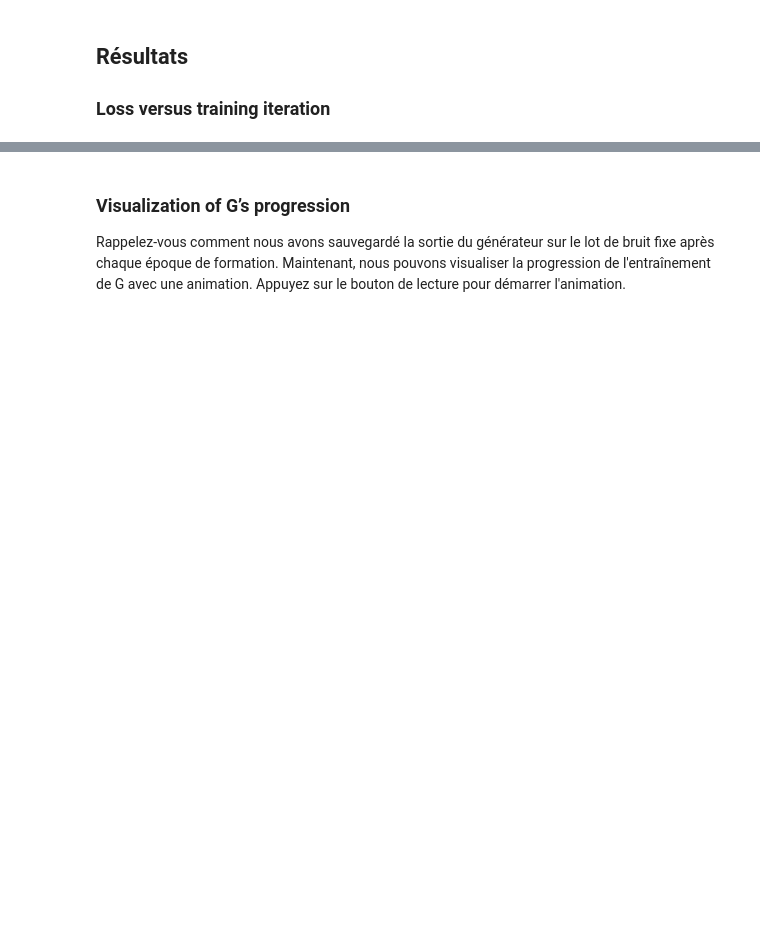
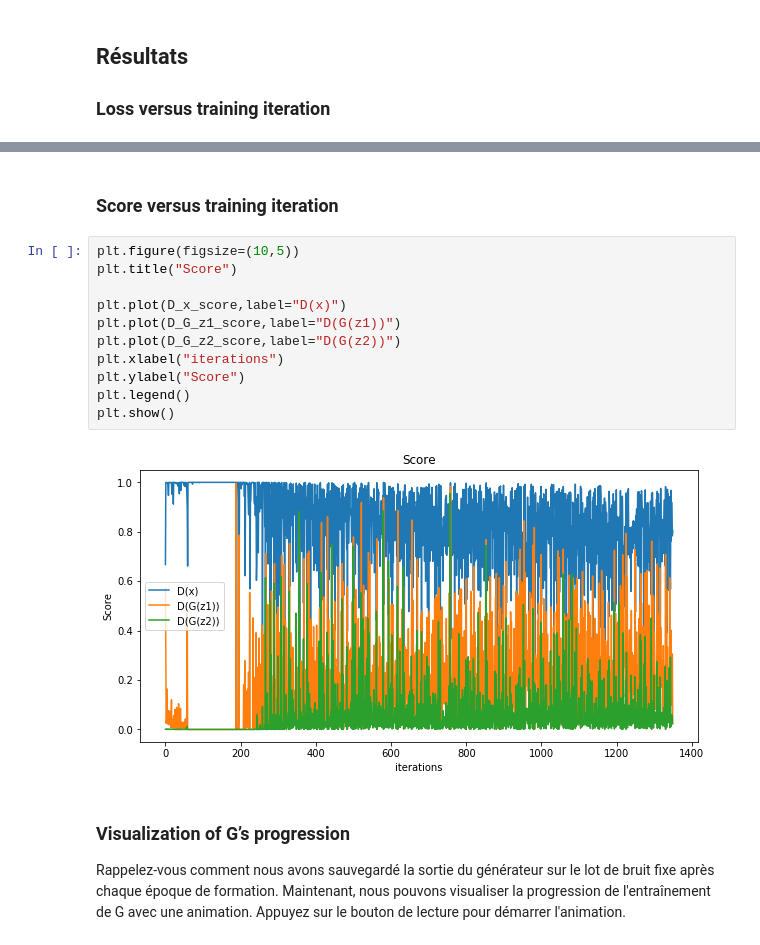
Before and after one commit to SpikeAI/2019-10-10_ML-tutorial, a Jupyter notebook: C_GAN_faces_tutorial.ipynb, the cells around one changed output, grey strips where cells are left out. Cells and saved outputs as stored; diff of their text form; blank space fills up the shorter version.

```diff
--- a/C_GAN_faces_tutorial.ipynb
+++ b/C_GAN_faces_tutorial.ipynb
@@ -451,3 +486,18 @@ plt.show()
+# %% [markdown]
+### Score versus training iteration
+# %%
+plt.figure(figsize=(10,5))
+plt.title("Score")
+
+plt.plot(D_x_score,label="D(x)")
+plt.plot(D_G_z1_score,label="D(G(z1))")
+plt.plot(D_G_z2_score,label="D(G(z2))")
+plt.xlabel("iterations")
+plt.ylabel("Score")
+plt.legend()
+plt.show()
+# %% [output]
+[figure, added]
 # %% [markdown]
 ### Visualization of G’s progression
 
```
Also changed, not shown: parts of 22 cells of this notebook.
